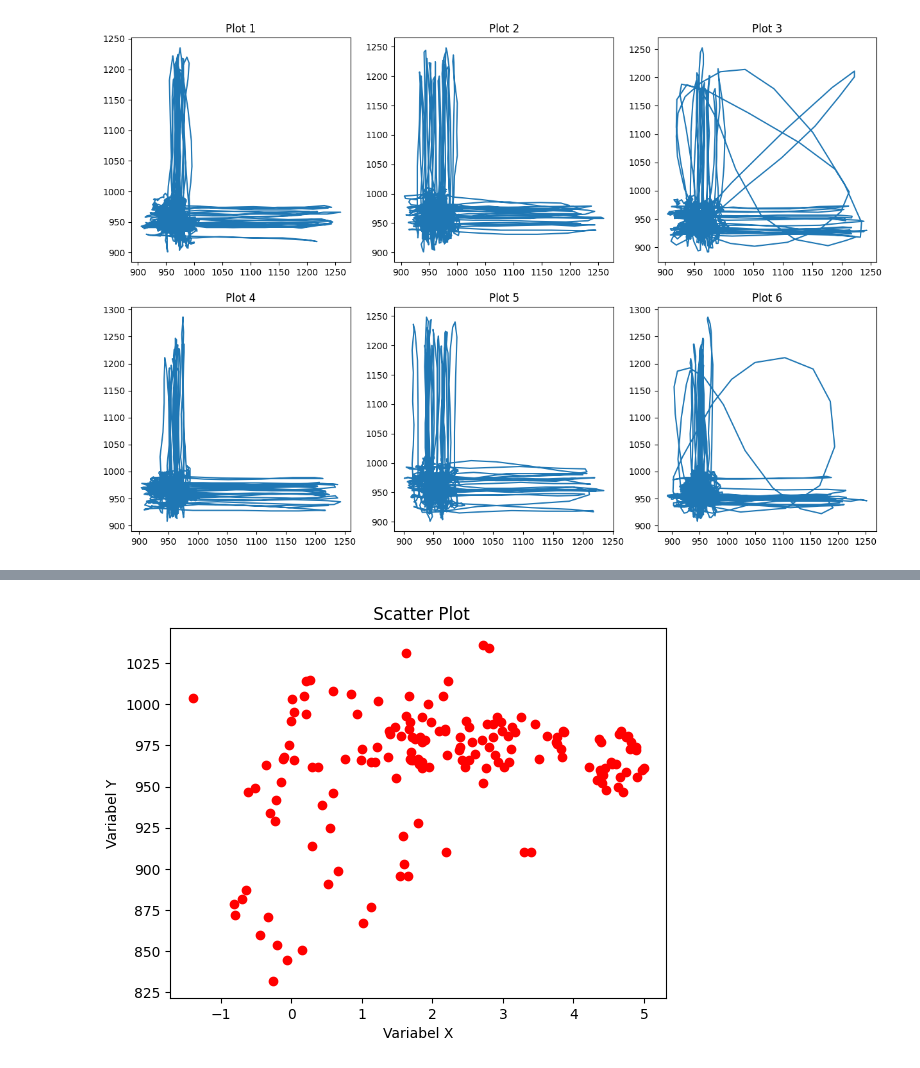
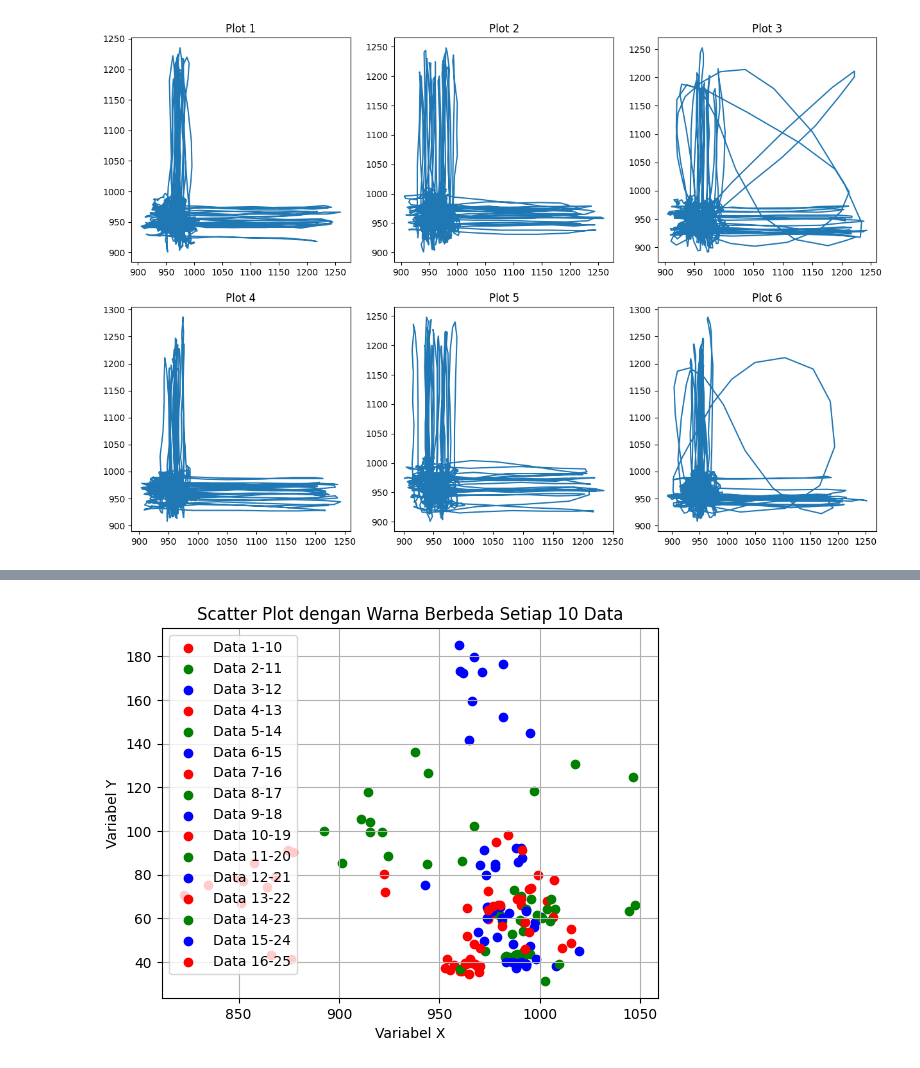
Before and after one commit to Lukmangum81/project-2, a Jupyter notebook: tugas_2_.ipynb, the cells around one changed output, grey strips where cells are left out. Drawn from its saved outputs; the diff is of its cells as text; code cells hidden in the pictures.

```diff
--- a/tugas_2_.ipynb
+++ b/tugas_2_.ipynb
@@ -91,2 +86,0 @@ h=df.skew()
-# %%
-i=df.median()
@@ -177,14 +184,27 @@ plt.show()
-# %%
-
-plt.scatter(h, i,color='red')
-#plt.scatter(p, q,color='blue')
-
-# Menambahkan label dan judul
-plt.xlabel('Variabel X')
-plt.ylabel('Variabel Y')
-plt.title(' Scatter Plot')
-
-# Menampilkan plot
-plt.show()
-# %% [output]
-[figure, removed]
+# %%
+import matplotlib.pyplot as plt
+import numpy as np
+
+# Membuat data dummy untuk x dan y
+p = df.mean()
+q = df.std()
+
+# Membagi data menjadi kelompok-kelompok 10
+x_groups = [p[i:i+10] for i in range(0, len(p), 10)]
+y_groups = [q[i:i+10] for i in range(0, len(q), 10)]
+
+# Daftar warna yang akan digunakan
+colors = ['r', 'g', 'b']
+
+# Membuat scatter plot dengan memberikan warna yang berbeda untuk setiap kelompok 10 data
+for i in range(len(x_groups)):
+    plt.scatter(x_groups[i], y_groups[i], color=colors[i % len(colors)], label=f'Data {i+1}-{i+10}')
+
+plt.xlabel('Variabel X')
+plt.ylabel('Variabel Y')
+plt.title('Scatter Plot dengan Warna Berbeda Setiap 10 Data')
+plt.legend()
+plt.grid(True)
+plt.show()
+# %% [output]
+[figure, added]
```
Also changed, not shown: parts of 9 cells of this notebook.
